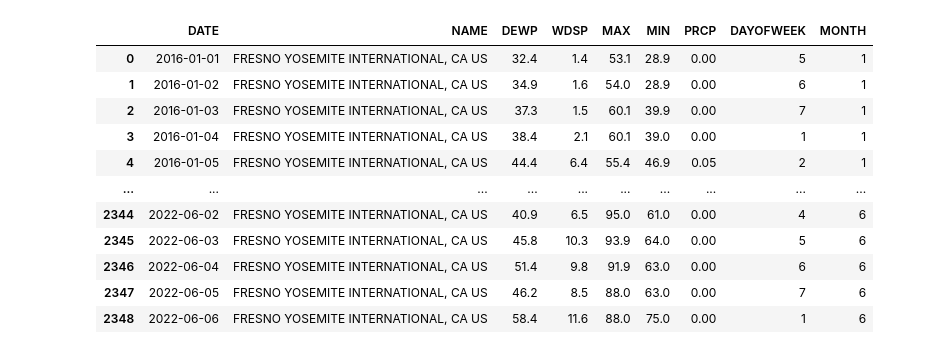
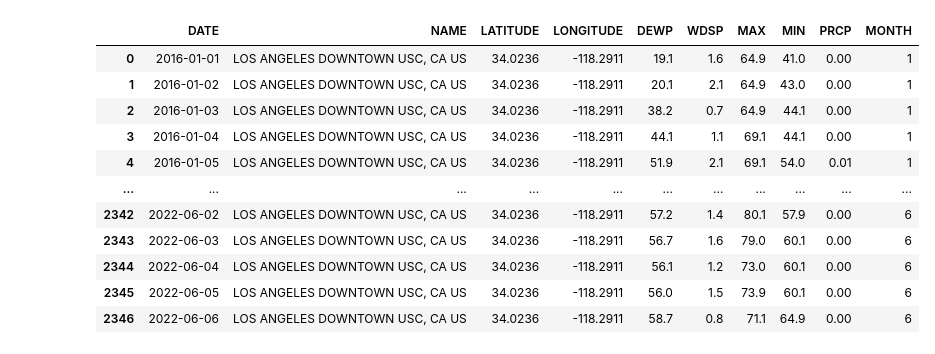
Before and after one commit to aws-samples/aws-smsl-predict-airquality-via-weather, a Jupyter notebook: aq_by_weather.ipynb, the cells around one changed output. Drawn from its saved outputs; the diff is of its cells as text; code cells hidden in the pictures.

Commit message:
Updated with Classes and predefined Scenarios to choose from.

```diff
--- a/aq_by_weather.ipynb
+++ b/aq_by_weather.ipynb
@@ -86,0 +270,7 @@ Target AQ Param: pm25
+# %%
+# CELL #5: Select a Scenario via DROP DOWN LIST to use throughout the Notebook. This will drive the ML process...
+print("*** CHOOSE YOUR OWN ADVENTURE HERE ***")
+print("Please select a Scenario via the following drop-down-list...")
+print("(NOTE: If you change Scenario, you must re-run remaining cells to see changes.)")
+ddl = widgets.Dropdown(options=aqScenarios.keys(), value=selectedScenario.name)
+ddl
@@ -86,0 +282,7 @@ Target AQ Param: pm25
+# %%
+if ddl.value:
+    selectedScenario = aqScenarios[ddl.value]
+    print("Selected Scenario: " + selectedScenario.name)
+    print(selectedScenario.toJSON())
+else:
+    print("Please select a Scenario via the above drop-down-list.")
@@ -87,41 +307,12 @@ Target AQ Param: pm25
 # %%
-# ASDI Dataset Name: NOAA GSOD
-# ASDI Dataset URL : https://registry.opendata.aws/noaa-gsod/
-# NOAA GSOD README : https://www.ncei.noaa.gov/data/global-summary-of-the-day/doc/readme.txt
-# NOAA GSOD Station Search: https://www.ncei.noaa.gov/access/search/data-search/global-summary-of-the-day
-# NOAA GSOD data in S3 is organized by year and Station ID values, so this is straight-forward
-# Example S3 path format => s3://noaa-gsod-pds/{yyyy}/{stationid}.csv
-# Let's start with a new DataFrame and load it from a local CSV or the NOAA data source...
-noaagsod_df = pd.DataFrame()
-localDataNOAA = f'dataNOAA_{locations.active.name}_{locations.active.yearStart}-{locations.active.yearEnd}.csv'
+# GET WEATHER DATAFRAME...
+noaagsod_df = selectedScenario.getNoaaDataFrame()
 
-if useLocalDataFilesIfTheyExist == True and os.path.exists(localDataNOAA):
-    # Use local data file already accessed + prepared...
-    print('Loading NOAA GSOD data from local file: ', localDataNOAA)
-    noaagsod_df = pd.read_csv(localDataNOAA)
-else:
-    # Access + prepare data and save to a local data file...
-    print('Accessing and preparing data from ASDI-hosted NOAA GSOD dataset (Amazon S3)...')
-    noaagsod_bucket = 'noaa-gsod-pds'
-    s3 = boto3.client('s3', config=Config(signature_version=UNSIGNED))
+# Update NOAA Station Lat/Lng...
+selectedScenario.updateNoaaStationLatLng(noaagsod_df)
 
-    for year in range(locations.active.yearStart, locations.active.yearEnd + 1):
-        key = f'{year}/{locations.active.noaaStationID}.csv'                                         # Compute the key to get
-        csv_obj = s3.get_object(Bucket=noaagsod_bucket, Key=key)                                     # Get the S3 object
-        csv_string = csv_obj['Body'].read().decode('utf-8')                                          # Read object contents to a string
-        noaagsod_df = pd.concat([noaagsod_df, pd.read_csv(StringIO(csv_string))], ignore_index=True) # Use the string to build the DataFrame
-
-    # Trim down to the desired key columns...
-    noaagsod_df = noaagsod_df[locations.key_columns]
-
-    # Perform some Feature Engineering to append potentially useful columns to our dataset...
-    # It may be true that Day of Week affects air quality (ie: higher weekday commuting/industrial pollutants; not very correlated after all)
-    # It may be true that Month of Year affects air quality (ie: seasonal considerations; tends to have correlation for certain areas)
-    noaagsod_df['DAYOFWEEK'] = pd.to_datetime(noaagsod_df['DATE']).dt.dayofweek + 1
-    noaagsod_df['MONTH'] = pd.to_datetime(noaagsod_df['DATE']).dt.month
-
-    # Concat/JOIN the new DAYOFWEEK column to our NOAA GSOD DataFrame AND save as CSV...
-    noaagsod_df.to_csv(localDataNOAA, index=False)
+# Save NOAA GSOD DataFrame AND save as CSV...
+noaagsod_df.to_csv(selectedScenario.localDataNOAA, index=False)
 
 # Output noaagsod_df properties...
 print('noaagsod_df.shape =', noaagsod_df.shape)
@@ -132,12 +324,12 @@ noaagsod_df.shape = (2349, 9)
-|  | DATE | NAME | DEWP | WDSP | MAX | MIN | PRCP | DAYOFWEEK | MONTH |
-| 0 | 2016-01-01 | FRESNO YOSEMITE INTERNATIONAL, CA US | 32.4 | 1.4 | 53.1 | 28.9 | 0.00 | 5 | 1 |
-| 1 | 2016-01-02 | FRESNO YOSEMITE INTERNATIONAL, CA US | 34.9 | 1.6 | 54.0 | 28.9 | 0.00 | 6 | 1 |
-| 2 | 2016-01-03 | FRESNO YOSEMITE INTERNATIONAL, CA US | 37.3 | 1.5 | 60.1 | 39.9 | 0.00 | 7 | 1 |
-| 3 | 2016-01-04 | FRESNO YOSEMITE INTERNATIONAL, CA US | 38.4 | 2.1 | 60.1 | 39.0 | 0.00 | 1 | 1 |
-| 4 | 2016-01-05 | FRESNO YOSEMITE INTERNATIONAL, CA US | 44.4 | 6.4 | 55.4 | 46.9 | 0.05 | 2 | 1 |
-| ... | ... | ... | ... | ... | ... | ... | ... | ... | ... |
-| 2344 | 2022-06-02 | FRESNO YOSEMITE INTERNATIONAL, CA US | 40.9 | 6.5 | 95.0 | 61.0 | 0.00 | 4 | 6 |
-| 2345 | 2022-06-03 | FRESNO YOSEMITE INTERNATIONAL, CA US | 45.8 | 10.3 | 93.9 | 64.0 | 0.00 | 5 | 6 |
-| 2346 | 2022-06-04 | FRESNO YOSEMITE INTERNATIONAL, CA US | 51.4 | 9.8 | 91.9 | 63.0 | 0.00 | 6 | 6 |
-| 2347 | 2022-06-05 | FRESNO YOSEMITE INTERNATIONAL, CA US | 46.2 | 8.5 | 88.0 | 63.0 | 0.00 | 7 | 6 |
-| 2348 | 2022-06-06 | FRESNO YOSEMITE INTERNATIONAL, CA US | 58.4 | 11.6 | 88.0 | 75.0 | 0.00 | 1 | 6 |
+|  | DATE | NAME | LATITUDE | LONGITUDE | DEWP | WDSP | MAX | MIN | PRCP | MONTH |
+| 0 | 2016-01-01 | LOS ANGELES DOWNTOWN USC, CA US | 34.0236 | -118.2911 | 19.1 | 1.6 | 64.9 | 41.0 | 0.00 | 1 |
+| 1 | 2016-01-02 | LOS ANGELES DOWNTOWN USC, CA US | 34.0236 | -118.2911 | 20.1 | 2.1 | 64.9 | 43.0 | 0.00 | 1 |
+| 2 | 2016-01-03 | LOS ANGELES DOWNTOWN USC, CA US | 34.0236 | -118.2911 | 38.2 | 0.7 | 64.9 | 44.1 | 0.00 | 1 |
+| 3 | 2016-01-04 | LOS ANGELES DOWNTOWN USC, CA US | 34.0236 | -118.2911 | 44.1 | 1.1 | 69.1 | 44.1 | 0.00 | 1 |
+| 4 | 2016-01-05 | LOS ANGELES DOWNTOWN USC, CA US | 34.0236 | -118.2911 | 51.9 | 2.1 | 69.1 | 54.0 | 0.01 | 1 |
+| ... | ... | ... | ... | ... | ... | ... | ... | ... | ... | ... |
+| 2342 | 2022-06-02 | LOS ANGELES DOWNTOWN USC, CA US | 34.0236 | -118.2911 | 57.2 | 1.4 | 80.1 | 57.9 | 0.00 | 6 |
+| 2343 | 2022-06-03 | LOS ANGELES DOWNTOWN USC, CA US | 34.0236 | -118.2911 | 56.7 | 1.6 | 79.0 | 60.1 | 0.00 | 6 |
+| 2344 | 2022-06-04 | LOS ANGELES DOWNTOWN USC, CA US | 34.0236 | -118.2911 | 56.1 | 1.2 | 73.0 | 60.1 | 0.00 | 6 |
+| 2345 | 2022-06-05 | LOS ANGELES DOWNTOWN USC, CA US | 34.0236 | -118.2911 | 56.0 | 1.5 | 73.9 | 60.1 | 0.00 | 6 |
+| 2346 | 2022-06-06 | LOS ANGELES DOWNTOWN USC, CA US | 34.0236 | -118.2911 | 58.7 | 0.8 | 71.1 | 64.9 | 0.00 | 6 |
```
Also changed, not shown: parts of 22 cells of this notebook, 1 other file.
